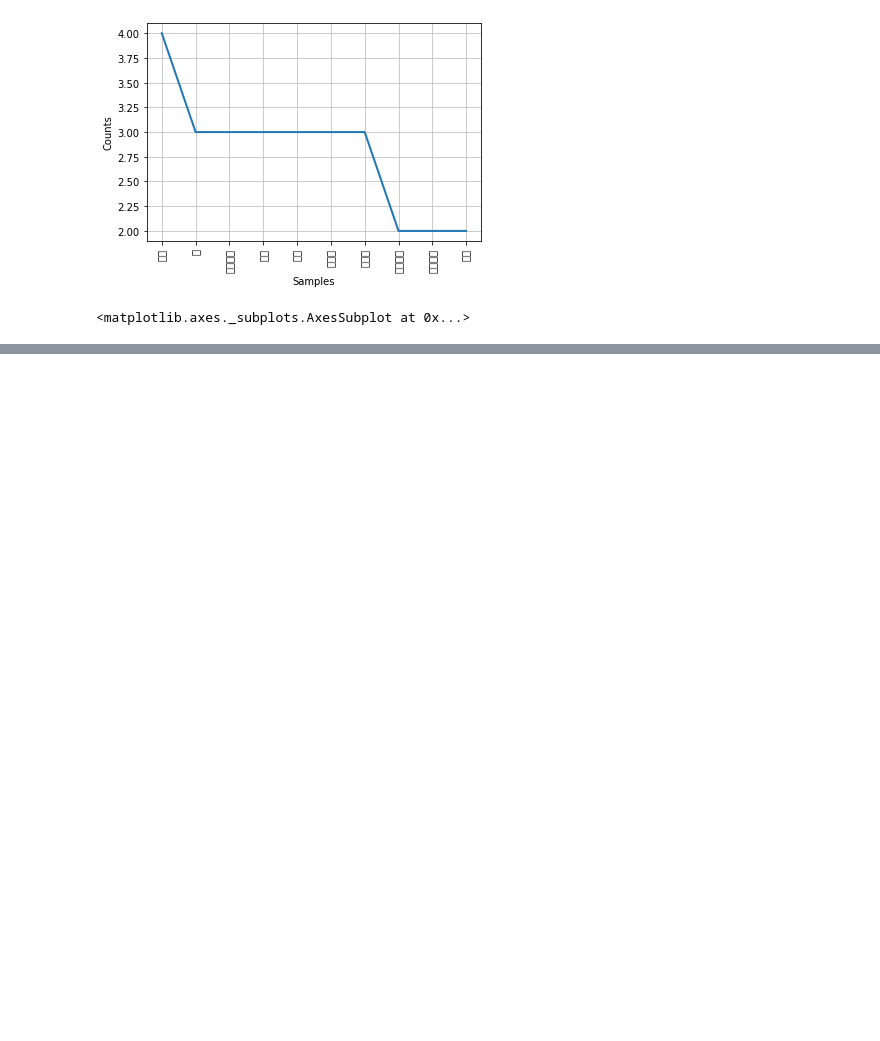
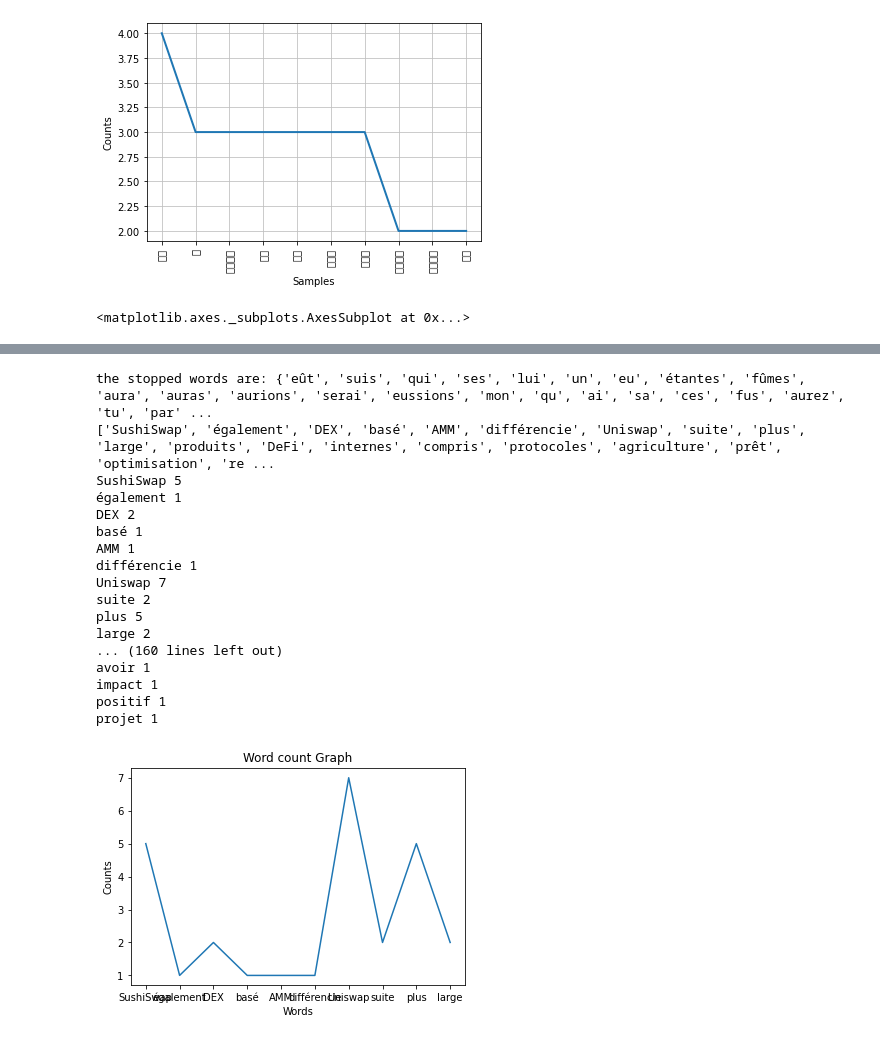
Before and after one commit to TenzinYangzom158/NLTK, a Jupyter notebook: NLP_Lab3.ipynb, the cells around one changed output, grey strips where cells are left out. Saved outputs shown, nothing was run; the diff lists cells and outputs as text; code cells hidden in the pictures; blank space fills up the shorter version.

```diff
--- a/NLP_Lab3.ipynb
+++ b/NLP_Lab3.ipynb
@@ -356,0 +419,55 @@ fdist.plot(10)
+# %%
+f3 = open('NLTK/french.txt','r')
+data3 = f3.read()
+
+tokenizer = RegexpTokenizer(r'\w+')
+stop_words_french = set(stopwords.words('french'))
+
+word_tokens = tokenizer.tokenize(data3)
+
+filtered_sentence_french = [w for w in word_tokens if not w in stop_words_french]
+
+print('the stopped words are:',stop_words_french)
+print(filtered_sentence_french)
+
+
+wordfreq_french=[]
+filtered_french=[]
+
+for w in filtered_sentence_french:
+    a = filtered_sentence_french.count(w)
+    if w not in filtered_french:
+      filtered_french.append(w)
+      wordfreq_french.append(a)
+      print(w,a)
+
+x = filtered_french[:10]
+y = wordfreq_french[:10]
+
+plt.plot(x,y)
+
+plt.xlabel("Words")
+plt.ylabel("Counts")
+
+plt.title("Word count Graph")
+
+plt.show()
+# %% [output]
+the stopped words are: {'eût', 'suis', 'qui', 'ses', 'lui', 'un', 'eu', 'étantes', 'fûmes', 'aura', 'auras', 'aurions', 'serai', 'eussions', 'mon', 'qu', 'ai', 'sa', 'ces', 'fus', 'aurez', 'tu', 'par' ...
+['SushiSwap', 'également', 'DEX', 'basé', 'AMM', 'différencie', 'Uniswap', 'suite', 'plus', 'large', 'produits', 'DeFi', 'internes', 'compris', 'protocoles', 'agriculture', 'prêt', 'optimisation', 're ...
+SushiSwap 5
+également 1
+DEX 2
+basé 1
+AMM 1
+différencie 1
+Uniswap 7
+suite 2
+plus 5
+large 2
+... (160 lines left out)
+avoir 1
+impact 1
+positif 1
+projet 1
+[figure, added]
```
Also changed, not shown: parts of 5 cells of this notebook.
